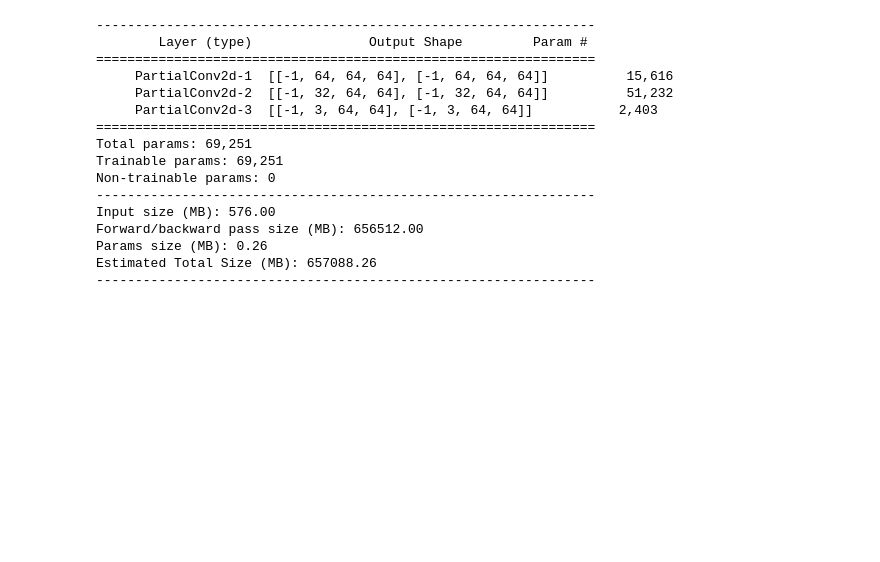
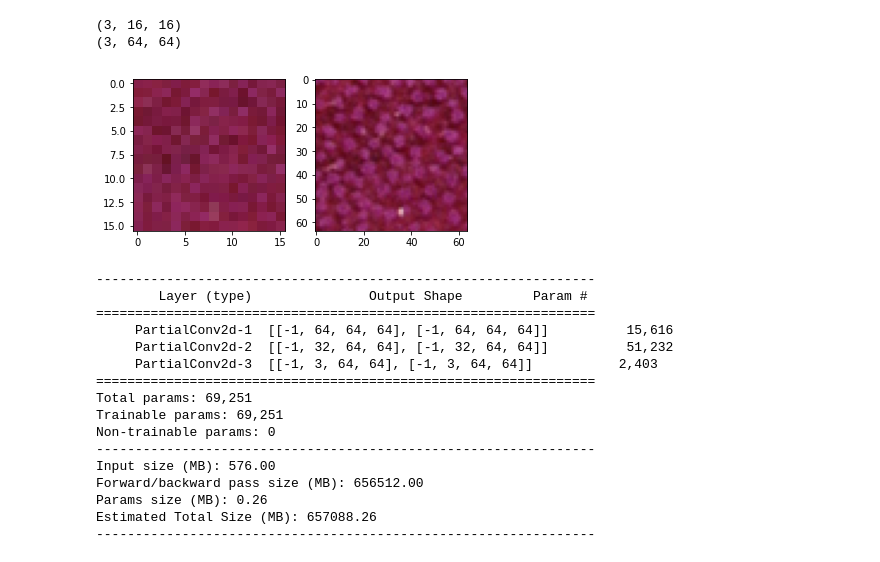
Before and after one commit to zack466/autoreg-sr, a Jupyter notebook: main_dev.ipynb, the cells around one changed output. Saved outputs shown, nothing was run; the diff lists cells and outputs as text; code cells hidden in the pictures; blank space fills up the shorter version.

```diff
--- a/main_dev.ipynb
+++ b/main_dev.ipynb
@@ -24,11 +23,19 @@ The autoreload extension is already loaded. To reload it, use:
 Using device: cuda
 # %%
 batch_size = 32
-div2k = datasets.Div2K(32, 2)
+up_factor = 4
+lr_res = 16
+hr_res = lr_res * up_factor
+div2k = datasets.Div2K(lr_res, up_factor) # lr size, factor
 training_set, validation_set, test_set = torch.utils.data.random_split(div2k, [640,80,80])
-# lr, hr = div2k[0]
-# print(lr.shape)
-# utils.showImages([lr, hr])
+lr, hr = div2k[0]
+print(lr.shape)
+print(hr.shape)
+utils.showImages([lr, hr])
+# %% [output]
+(3, 16, 16)
+(3, 64, 64)
+[figure, added]
 # %%
 # x = torch.rand((16, 3, 64, 64)).to(device)
 # mask_in = torch.zeros((16, 3, 64, 64)).to(device)
```
Also changed, not shown: parts of 6 cells of this notebook, 4 other files.
